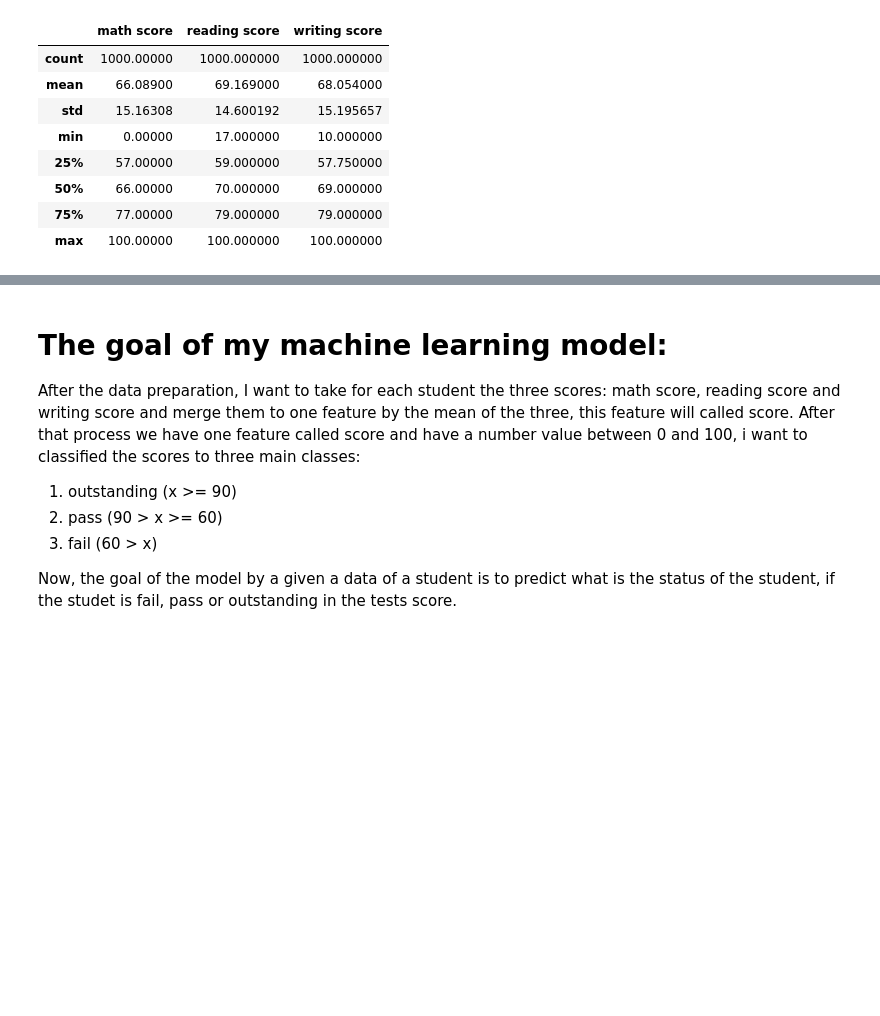
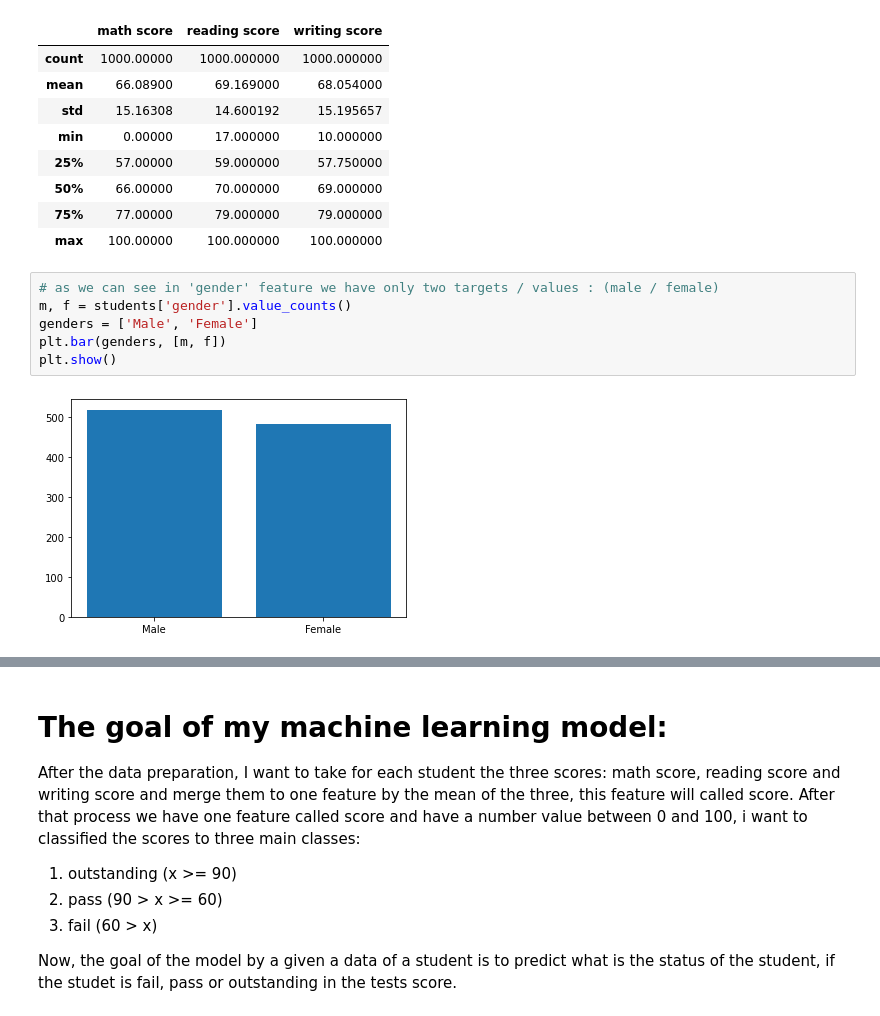
Before and after one commit to kggold4/final-project-intro-data-science, a Jupyter notebook: notebook3.ipynb, the cells around one changed output, grey strips where cells are left out. Cells and saved outputs as stored; diff of their text form; blank space fills up the shorter version.

```diff
--- a/notebook3.ipynb
+++ b/notebook3.ipynb
@@ -99,3 +99,11 @@ students.describe()
 | 50% | 66.00000 | 70.000000 | 69.000000 |
 | 75% | 77.00000 | 79.000000 | 79.000000 |
 | max | 100.00000 | 100.000000 | 100.000000 |
+# %%
+# as we can see in 'gender' feature we have only two targets / values : (male / female)
+m, f = students['gender'].value_counts()
+genders = ['Male', 'Female']
+plt.bar(genders, [m, f])
+plt.show()
+# %% [output]
+[figure, added]
```
Also changed, not shown: parts of 7 cells of this notebook.
